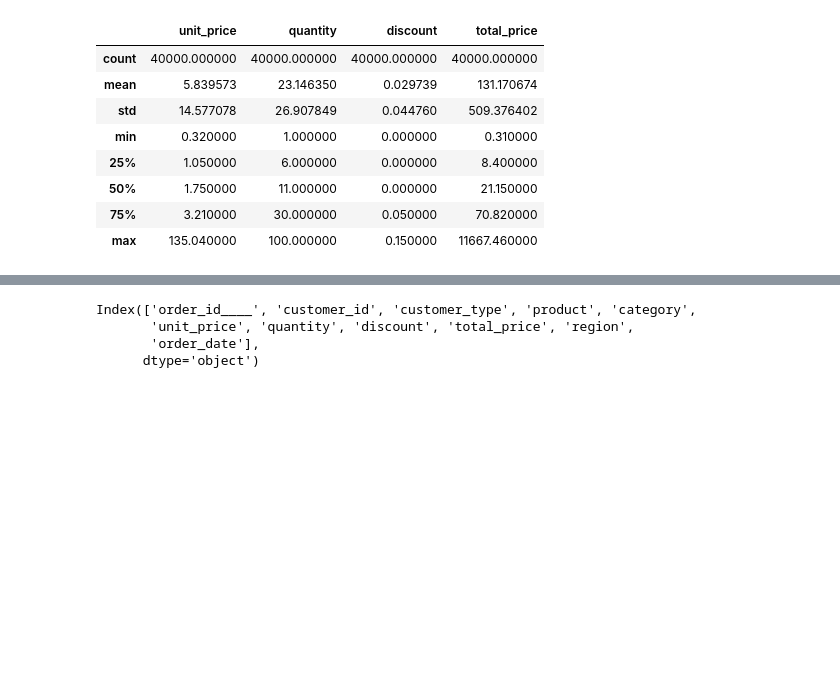
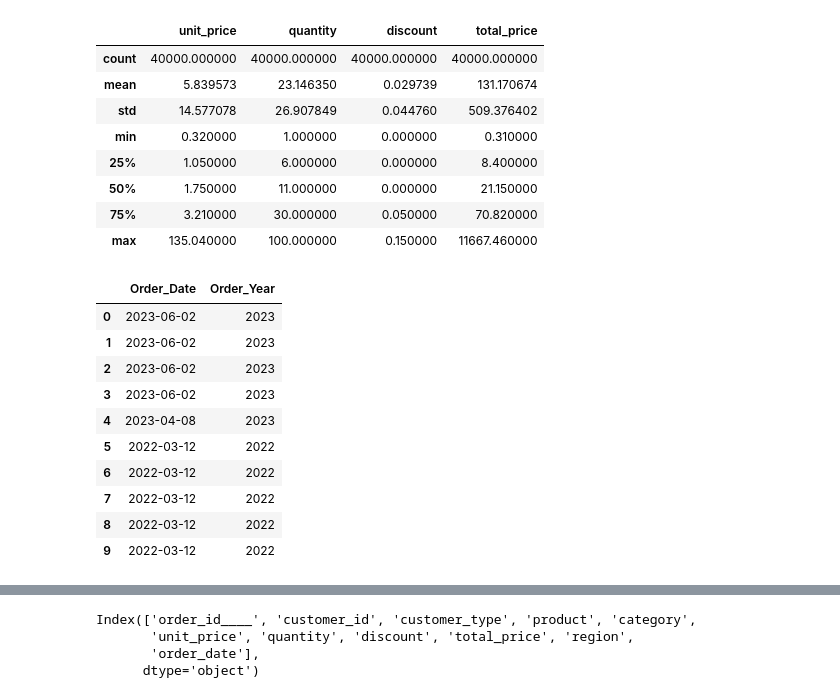
Before and after one commit to Tejas5158/Beverage_sales_analysis_Dashboard, a Jupyter notebook: Beverage_Sales_Analysis.ipynb, the cells around one changed output, grey strips where cells are left out. Drawn from its saved outputs; the diff is of its cells as text; code cells hidden in the pictures; blank space fills up the shorter version.

```diff
--- a/Beverage_Sales_Analysis.ipynb
+++ b/Beverage_Sales_Analysis.ipynb
@@ -158,0 +158,14 @@ columns = [
+# %%
+df[['Order_Date', 'Order_Year']].head(10)
+# %% [output]
+|  | Order_Date | Order_Year |
+| 0 | 2023-06-02 | 2023 |
+| 1 | 2023-06-02 | 2023 |
+| 2 | 2023-06-02 | 2023 |
+| 3 | 2023-06-02 | 2023 |
+| 4 | 2023-04-08 | 2023 |
+| 5 | 2022-03-12 | 2022 |
+| 6 | 2022-03-12 | 2022 |
+| 7 | 2022-03-12 | 2022 |
+| 8 | 2022-03-12 | 2022 |
+| 9 | 2022-03-12 | 2022 |
```
Also changed, not shown: parts of 9 cells of this notebook.
